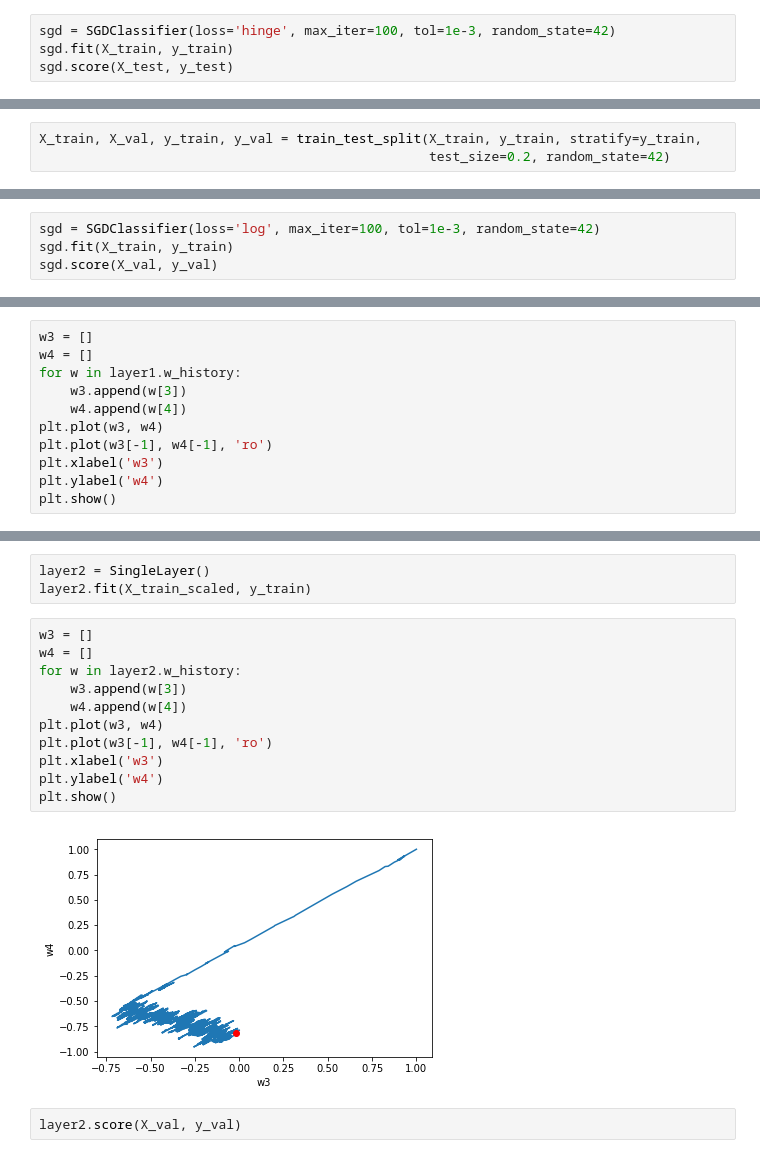
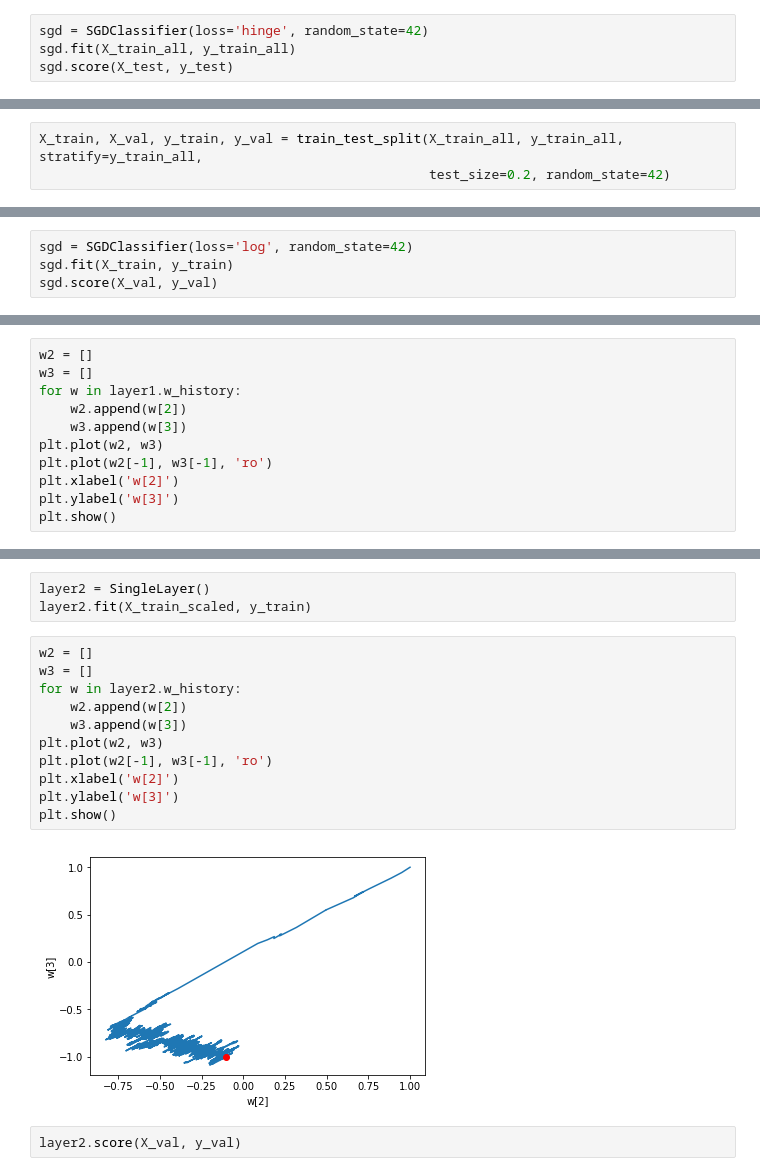
Before and after one commit to rickiepark/do-it-dl, a Jupyter notebook: Ch05.ipynb, the cells around one changed output, grey strips where cells are left out. Cells and saved outputs as stored; diff of their text form.

```diff
--- a/Ch05.ipynb
+++ b/Ch05.ipynb
@@ -22,5 +29,5 @@ sgd.score(X_test, y_test)
 # %%
-sgd = SGDClassifier(loss='hinge', max_iter=100, tol=1e-3, random_state=42)
-sgd.fit(X_train, y_train)
+sgd = SGDClassifier(loss='hinge', random_state=42)
+sgd.fit(X_train_all, y_train_all)
 sgd.score(X_test, y_test)
 # %% [output]
@@ -28,12 +37,12 @@ sgd.score(X_test, y_test)
 # %%
-X_train, X_val, y_train, y_val = train_test_split(X_train, y_train, stratify=y_train,
+X_train, X_val, y_train, y_val = train_test_split(X_train_all, y_train_all, stratify=y_train_all,
                                                   test_size=0.2, random_state=42)
 # %%
 print(len(X_train), len(X_val))
 # %% [output]
 364 91
 # %%
-sgd = SGDClassifier(loss='log', max_iter=100, tol=1e-3, random_state=42)
+sgd = SGDClassifier(loss='log', random_state=42)
 sgd.fit(X_train, y_train)
 sgd.score(X_val, y_val)
 # %% [output]
@@ -131,12 +141,12 @@ layer1.score(X_val, y_val)
 # %%
+w2 = []
 w3 = []
-w4 = []
 for w in layer1.w_history:
+    w2.append(w[2])
     w3.append(w[3])
-    w4.append(w[4])
-plt.plot(w3, w4)
-plt.plot(w3[-1], w4[-1], 'ro')
-plt.xlabel('w3')
-plt.ylabel('w4')
+plt.plot(w2, w3)
+plt.plot(w2[-1], w3[-1], 'ro')
+plt.xlabel('w[2]')
+plt.ylabel('w[3]')
 plt.show()
 # %% [output]
@@ -149,18 +159,18 @@ X_train_scaled = (X_train - train_mean) / train_std
 layer2 = SingleLayer()
 layer2.fit(X_train_scaled, y_train)
 # %%
+w2 = []
 w3 = []
-w4 = []
 for w in layer2.w_history:
+    w2.append(w[2])
     w3.append(w[3])
-    w4.append(w[4])
-plt.plot(w3, w4)
-plt.plot(w3[-1], w4[-1], 'ro')
-plt.xlabel('w3')
-plt.ylabel('w4')
+plt.plot(w2, w3)
+plt.plot(w2[-1], w3[-1], 'ro')
+plt.xlabel('w[2]')
+plt.ylabel('w[3]')
 plt.show()
 # %% [output]
-[figure, old version]
+[figure, new version]
 # %%
 layer2.score(X_val, y_val)
 # %% [output]
```
Also changed, not shown: parts of 34 cells of this notebook.
